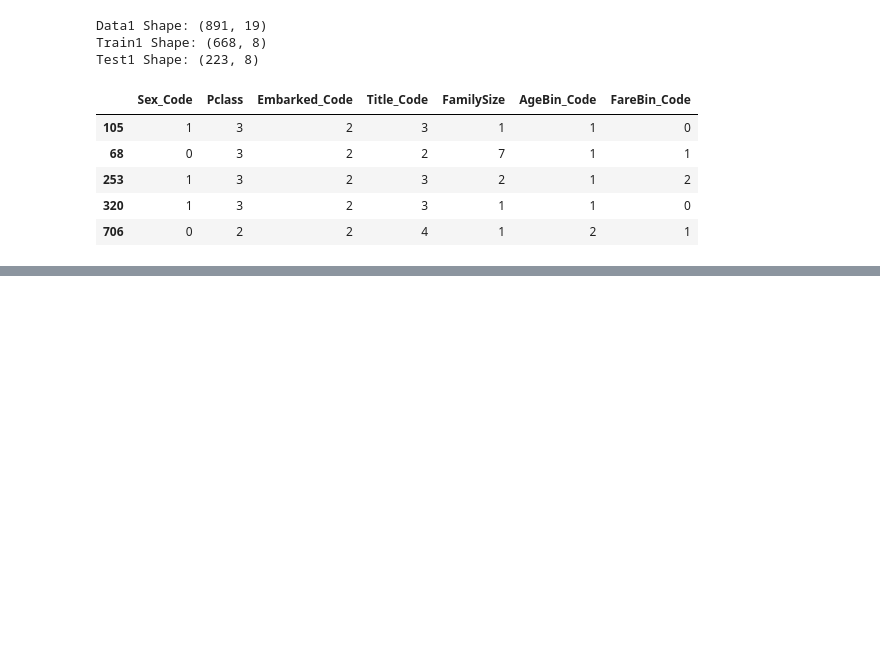
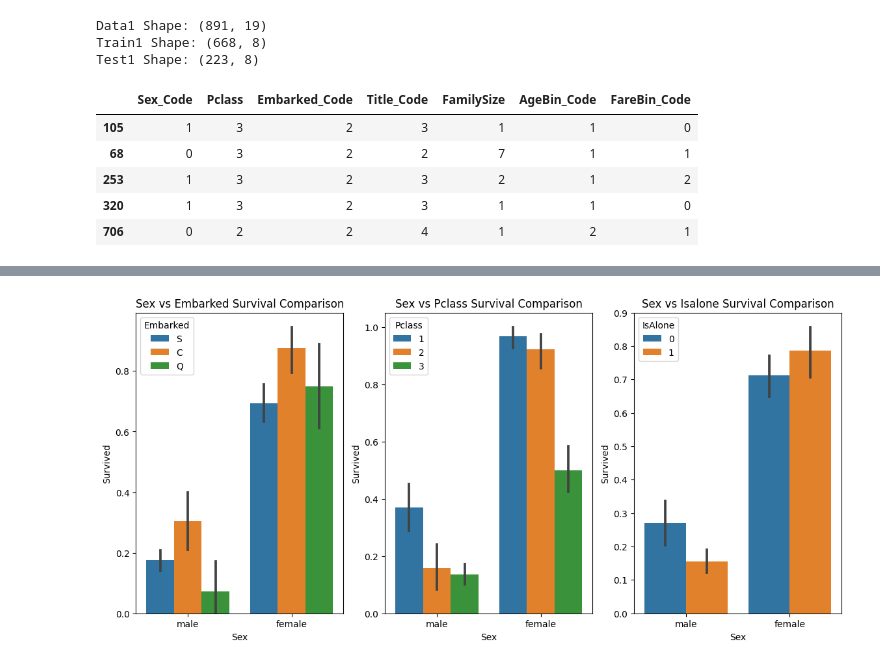
Before and after one commit to morteza-rp/data-science-projects, a Jupyter notebook: Titanic_Disaster/Titanic_Disaster.ipynb, the cells around one changed output, grey strips where cells are left out. Saved outputs shown, nothing was run; the diff lists cells and outputs as text; code cells hidden in the pictures; blank space fills up the shorter version.

```diff
--- a/Titanic_Disaster/Titanic_Disaster.ipynb
+++ b/Titanic_Disaster/Titanic_Disaster.ipynb
@@ -308,0 +418,12 @@ Test1 Shape: (223, 8)
+# %%
+#graph distribution of qualitative data: Sex
+#we know sex mattered in survival, now let's compare sex and a 2nd feature
+fig, qaxis = plt.subplots(1, 3, figsize=(14, 6))
+
+labels = ['Embarked', 'Pclass', 'IsAlone']
+
+for i in range(3):
+    sns.barplot(x='Sex', y='Survived', hue=labels[i], data=data1, ax=qaxis[i])
+    qaxis[i].set_title(f'Sex vs {labels[i].capitalize()} Survival Comparison')
+# %% [output]
+[figure, added]
```
Also changed, not shown: parts of 7 cells of this notebook.
